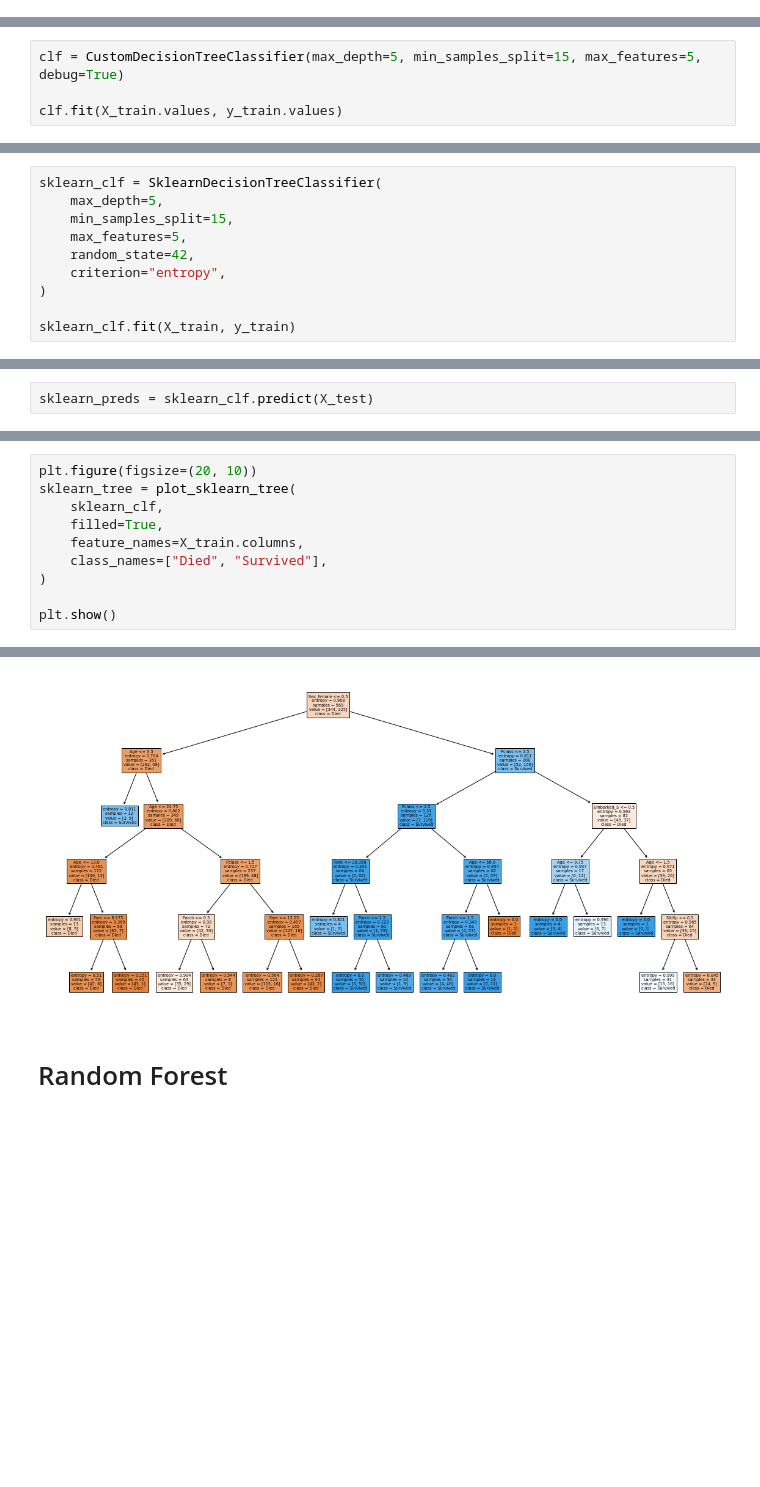
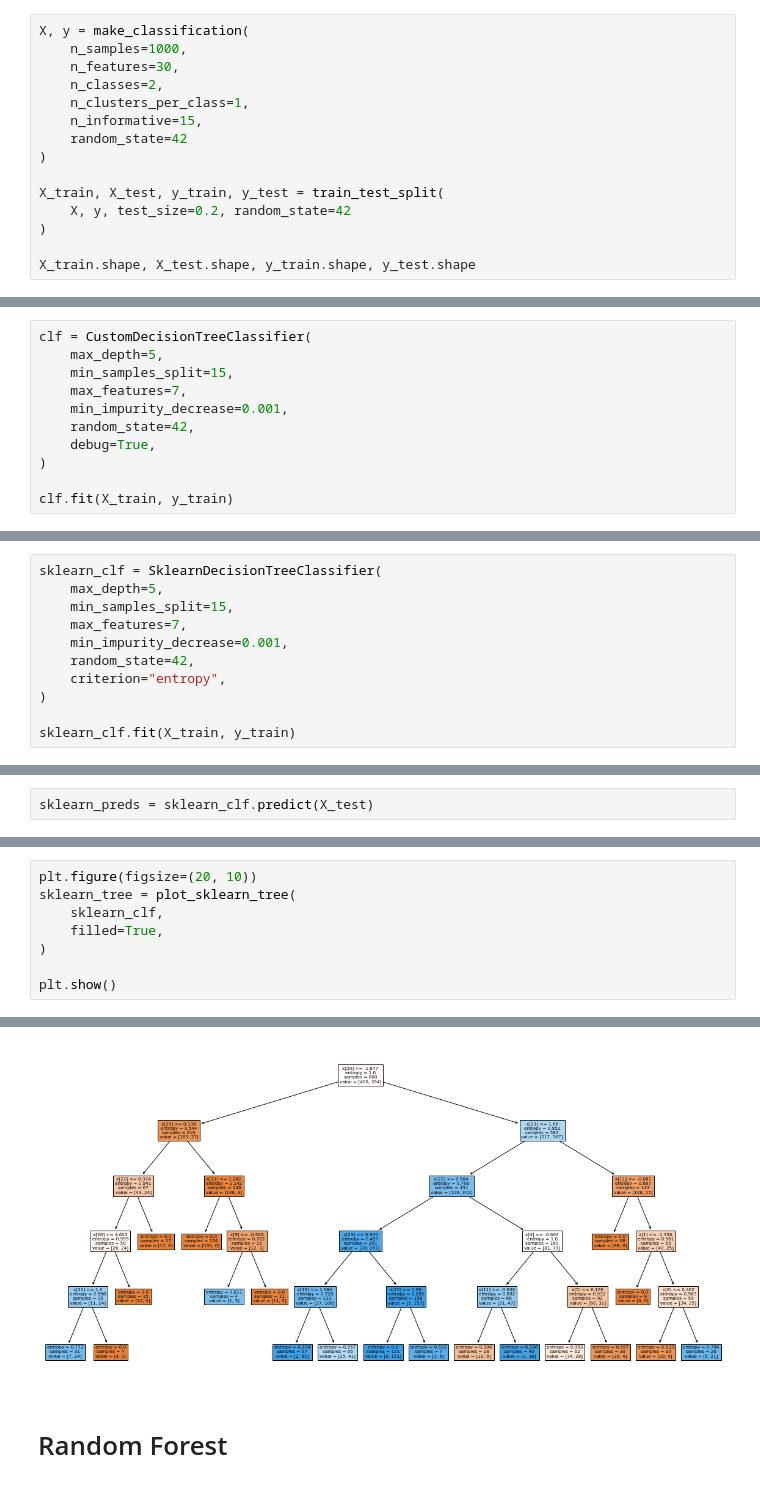
Before and after one commit to lakshyaag/ML-Tree-Based-Algorithms, a Jupyter notebook: code/scratch.ipynb, the cells around one changed output, grey strips where cells are left out. Cells and saved outputs as stored; diff of their text form; blank space fills up the shorter version.

```diff
--- a/code/scratch.ipynb
+++ b/code/scratch.ipynb
@@ -132,0 +138,15 @@ X_train.head()
+# %%
+X, y = make_classification(
+    n_samples=1000,
+    n_features=30,
+    n_classes=2,
+    n_clusters_per_class=1,
+    n_informative=15,
+    random_state=42
+)
+
+X_train, X_test, y_train, y_test = train_test_split(
+    X, y, test_size=0.2, random_state=42
+)
+
+X_train.shape, X_test.shape, y_train.shape, y_test.shape
@@ -135,8 +166,15 @@ X_train.head()
 # %% [markdown]
 ## Custom implementation
 # %%
-clf = CustomDecisionTreeClassifier(max_depth=5, min_samples_split=15, max_features=5, debug=True)
+clf = CustomDecisionTreeClassifier(
+    max_depth=5,
+    min_samples_split=15,
+    max_features=7,
+    min_impurity_decrease=0.001,
+    random_state=42,
+    debug=True,
+)
 
-clf.fit(X_train.values, y_train.values)
+clf.fit(X_train, y_train)
 # %% [output]
 DEBUG:DecisionTreeClassifier:Starting to fit the model.
@@ -220,7 +256,8 @@ weighted avg       0.74      0.74      0.74       143
 sklearn_clf = SklearnDecisionTreeClassifier(
     max_depth=5,
     min_samples_split=15,
-    max_features=5,
+    max_features=7,
+    min_impurity_decrease=0.001,
     random_state=42,
     criterion="entropy",
 )
@@ -269,16 +309,14 @@ weighted avg       0.78      0.78      0.77       143
 # %%
 plt.figure(figsize=(20, 10))
 sklearn_tree = plot_sklearn_tree(
     sklearn_clf,
     filled=True,
-    feature_names=X_train.columns,
-    class_names=["Died", "Survived"],
 )
 
 plt.show()
 # %% [output]
 [interactive output not drawn]
-[figure, old version]
+[figure, new version]
 # %% [markdown]
 # Random Forest
 # %% [markdown]
```
Also changed, not shown: parts of 20 cells of this notebook, 1 other file.
